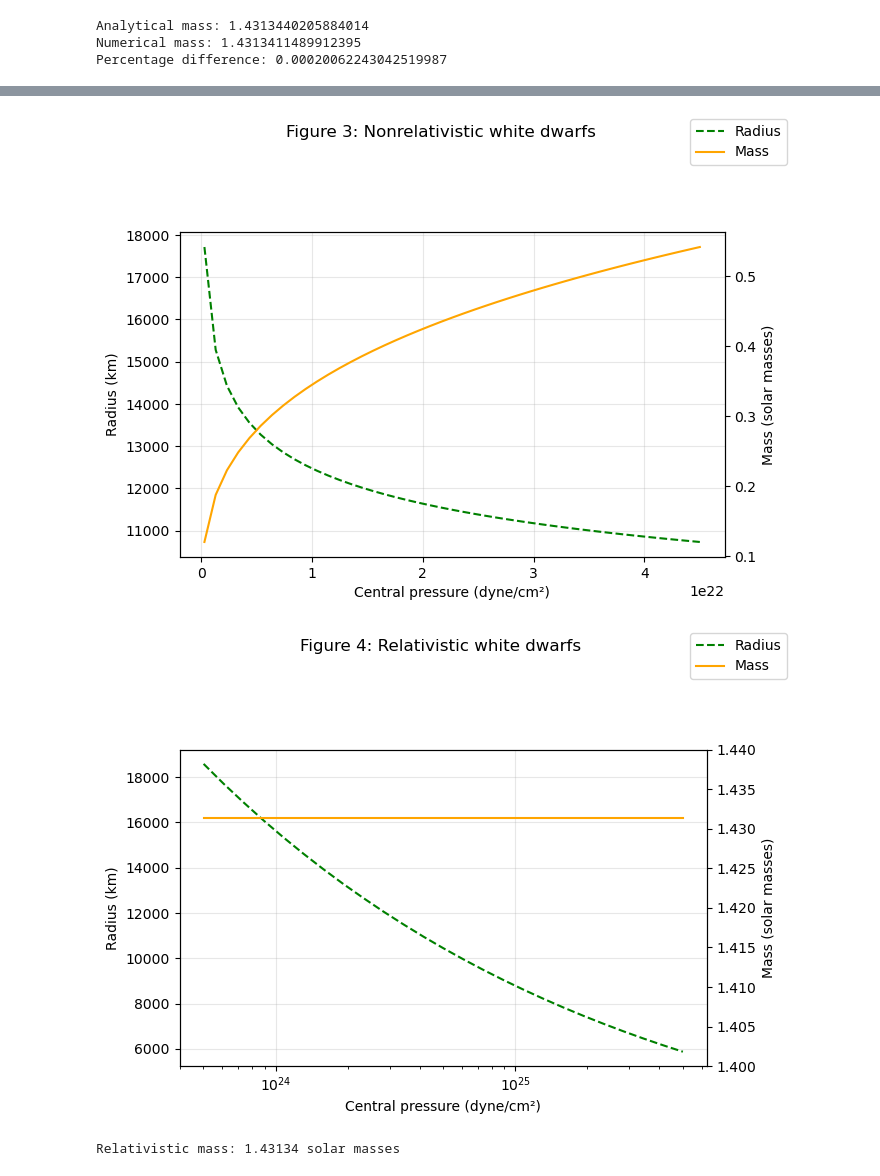
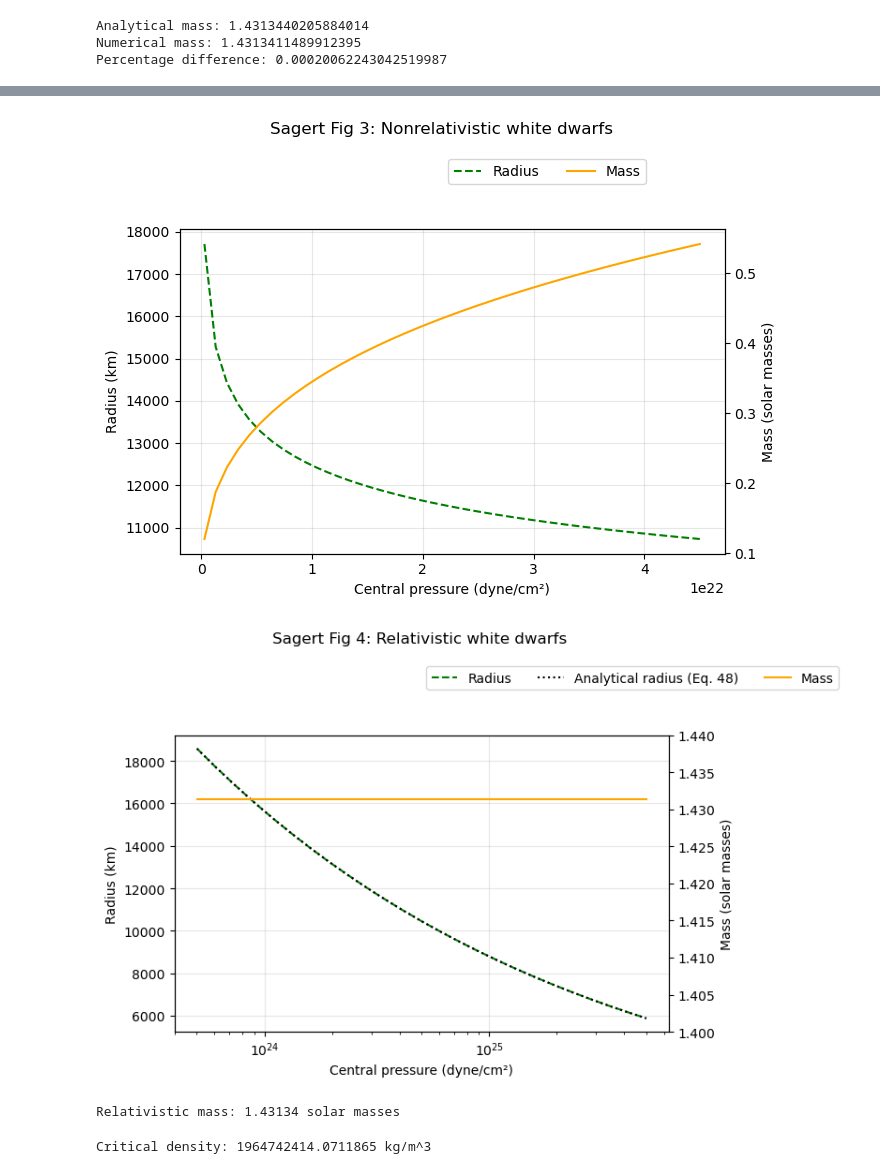
Before and after one commit to charlprend/Compact-Star-Modelling-, a Jupyter notebook: Notebooks/sagert_eos_code.ipynb, the cells around one changed output, grey strips where cells are left out. Cells and saved outputs as stored; diff of their text form; code cells hidden in the pictures.

Commit message:
analytical radius comparison and verification

```diff
--- a/Notebooks/sagert_eos_code.ipynb
+++ b/Notebooks/sagert_eos_code.ipynb
@@ -190,8 +190,7 @@ def initial_conditions(p_c, r0, K, gamma):
 
     return [m0, p_c]
 # %%
-A = 12
-Z = 6
+
 gamma = 5/3
 
 rho_c = 1e9
@@ -419,9 +418,6 @@ stellar_surface_full.terminal = True
 stellar_surface_full.direction = -1
 # %%
 # Initial conditions for the full electron EOS white dwarf
-
-A = 12
-Z = 6
 
 # Central mass density in kg/m^3
 rho_c = 1e9
@@ -540,8 +553,5 @@ Calculated 10 full EOS stellar models
 # %%
 # Chandrasehkar mass check
-
-A = 12
-Z = 6
 
 eta = A / Z
 
@@ -684,13 +696,15 @@ radii_nr, masses_nr = calculate_models(pressures_nr, K, 5/3)
 pressures_rel = np.logspace(22.7, 24.7, 25)  # Pa
 radii_rel, masses_rel = calculate_models(pressures_rel, K_rel, 4/3)
 # %%
-def plot_sagert(central_pressures, radii, masses, title, logarithmic=False):
+def plot_sagert(central_pressures, radii, masses, title, logarithmic=False, fit_radii=None):
     pressures_plot = central_pressures * 10  # Pa to dyne/cm²
 
     fig, ax1 = plt.subplots(figsize=(7, 5))
     ax2 = ax1.twinx()
 
     ax1.plot(pressures_plot, radii, '--', color='green', label='Radius')
+    if fit_radii is not None:
+        ax1.plot(pressures_plot, fit_radii, ':', color='black', label='Analytical radius (Eq. 48)')
     ax2.plot(pressures_plot, masses, '-', color='orange', label='Mass')
 
     ax1.set_xlabel('Central pressure (dyne/cm²)')
@@ -705,19 +719,31 @@ def plot_sagert(central_pressures, radii, masses, title, logarithmic=False):
         ax1.ticklabel_format(axis='x', style='sci', scilimits=(0, 0))
 
     ax2.ticklabel_format(axis='y', style='plain', useOffset=False)
-    fig.legend(loc='upper right')
+    fig.legend(loc='upper left', bbox_to_anchor=(0.5, 0.92), ncol=3)
     ax1.grid(True, alpha=0.3)
     fig.tight_layout(rect=[0, 0, 1, 0.86])
     plt.show()
 # %%
 plot_sagert(pressures_nr, radii_nr, masses_nr,
-            'Figure 3: Nonrelativistic white dwarfs')
+            'Sagert Fig 3: Nonrelativistic white dwarfs')
 
 plot_sagert(pressures_rel, radii_rel, masses_rel,
-            'Figure 4: Relativistic white dwarfs', logarithmic=True)
+            'Sagert Fig 4: Relativistic white dwarfs',
+            logarithmic=True, fit_radii=radii_fit)
 
 print('Relativistic mass:', round(masses_rel[-1], 5), 'solar masses')
 # %% [output]
-[figure, old version]
+[figure, new version]
-[figure, old version]
+[figure, new version]
 Relativistic mass: 1.43134 solar masses
+# %%
+pressures_rel = np.logspace(22.7, 24.7, 25)
+radii_rel, masses_rel = calculate_models(pressures_rel, K_rel, 4/3)
+
+# Sagert Eq. (49): Critical density for relativistic electrons
+
+rho_crit = (m_N * eta * m_e**3 * c**3) / (3 * pi**2 * hbar**3)
+
+print("Critical density:", rho_crit, "kg/m^3")
+# %% [output]
+Critical density: 1964742414.0711865 kg/m^3
```
Also changed, not shown: parts of 5 cells of this notebook, 1 other file.
